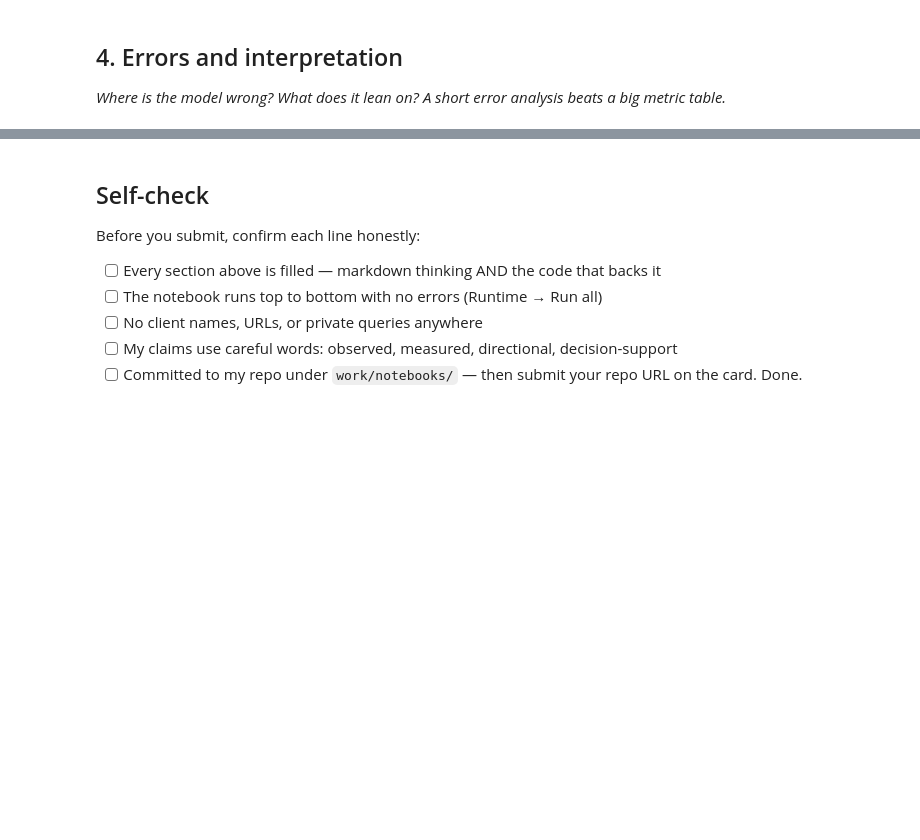
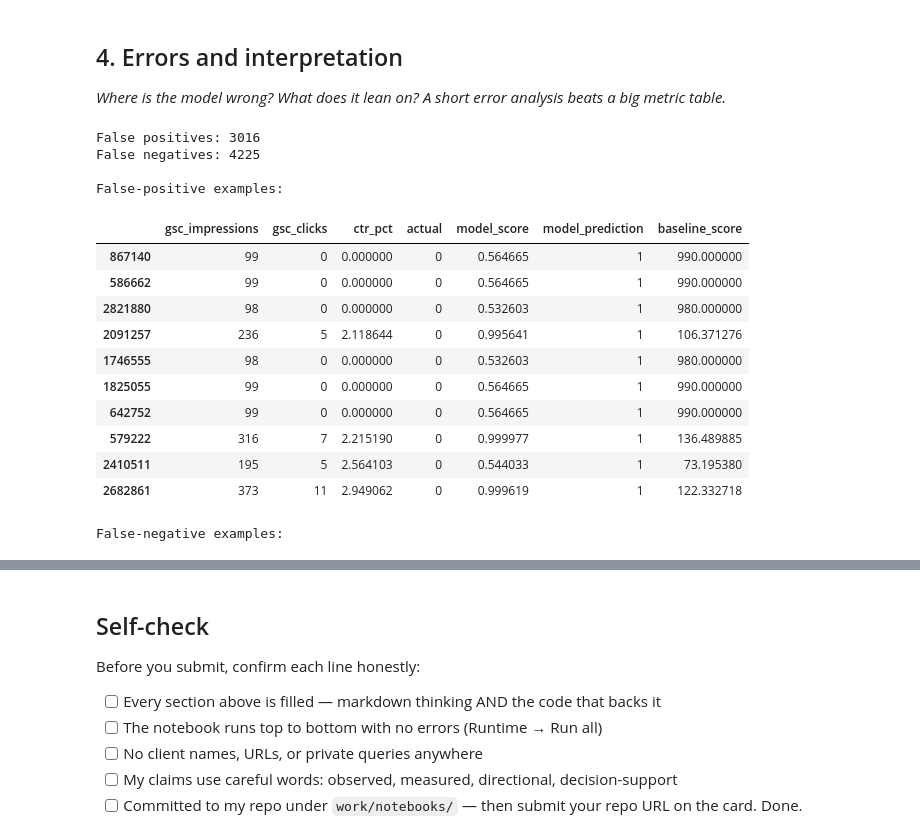
Before and after one commit to mukeshboolani786/flyrank-internship-ml, a Jupyter notebook: work/notebooks/w05_model.ipynb, the cells around one changed output, grey strips where cells are left out. Saved outputs shown, nothing was run; the diff lists cells and outputs as text; code cells hidden in the pictures; blank space fills up the shorter version.

```diff
--- a/work/notebooks/w05_model.ipynb
+++ b/work/notebooks/w05_model.ipynb
@@ -15,0 +52,20 @@ This skeleton is yours to fill. Work the sections **in order** — each one has
+# %%
+query = f"""
+SELECT
+    report_date,
+    client_hash_id,
+    content_hash_id,
+    gsc_data_available,
+    gsc_impressions,
+    gsc_clicks,
+    gsc_avg_position
+FROM read_parquet(
+    '{rel}/fact_content_daily_performance/month=2026-03/*.parquet'
+)
+WHERE gsc_data_available = TRUE
+"""
+
+df = con.sql(query).df()
+
+print("Rows:", len(df))
+print("Columns:", df.columns.tolist())
@@ -36,0 +266,50 @@ This skeleton is yours to fill. Work the sections **in order** — each one has
+# %%
+# This cell is for CODE (numbers, a query, a check).
+# Write your text answer in the cell ABOVE this one — typing sentences here breaks Run All.
+# Create an evaluation table for error analysis.
+error_results = X_test.copy()
+
+error_results["actual"] = y_test.values
+error_results["model_score"] = model_scores
+error_results["model_prediction"] = (
+    model_scores >= 0.5
+).astype(int)
+
+error_results["baseline_score"] = baseline_test["baseline_score"].values
+
+# Identify false positives and false negatives.
+false_positives = error_results[
+    (error_results["model_prediction"] == 1) &
+    (error_results["actual"] == 0)
+]
+
+false_negatives = error_results[
+    (error_results["model_prediction"] == 0) &
+    (error_results["actual"] == 1)
+]
+
+print("False positives:", len(false_positives))
+print("False negatives:", len(false_negatives))
+
+print("\nFalse-positive examples:")
+display(false_positives.head(10))
+
+print("\nFalse-negative examples:")
+display(false_negatives.head(10))
+# %% [output]
+False positives: 3016
+False negatives: 4225
+
+False-positive examples:
+|  | gsc_impressions | gsc_clicks | ctr_pct | actual | model_score | model_prediction | baseline_score |
+| 867140 | 99 | 0 | 0.000000 | 0 | 0.564665 | 1 | 990.000000 |
+| 586662 | 99 | 0 | 0.000000 | 0 | 0.564665 | 1 | 990.000000 |
+| 2821880 | 98 | 0 | 0.000000 | 0 | 0.532603 | 1 | 980.000000 |
+| 2091257 | 236 | 5 | 2.118644 | 0 | 0.995641 | 1 | 106.371276 |
+| 1746555 | 98 | 0 | 0.000000 | 0 | 0.532603 | 1 | 980.000000 |
+| 1825055 | 99 | 0 | 0.000000 | 0 | 0.564665 | 1 | 990.000000 |
+| 642752 | 99 | 0 | 0.000000 | 0 | 0.564665 | 1 | 990.000000 |
+| 579222 | 316 | 7 | 2.215190 | 0 | 0.999977 | 1 | 136.489885 |
+| 2410511 | 195 | 5 | 2.564103 | 0 | 0.544033 | 1 | 73.195380 |
+| 2682861 | 373 | 11 | 2.949062 | 0 | 0.999619 | 1 | 122.332718 |
+False-negative examples:
```
Also changed, not shown: parts of 18 cells of this notebook.
